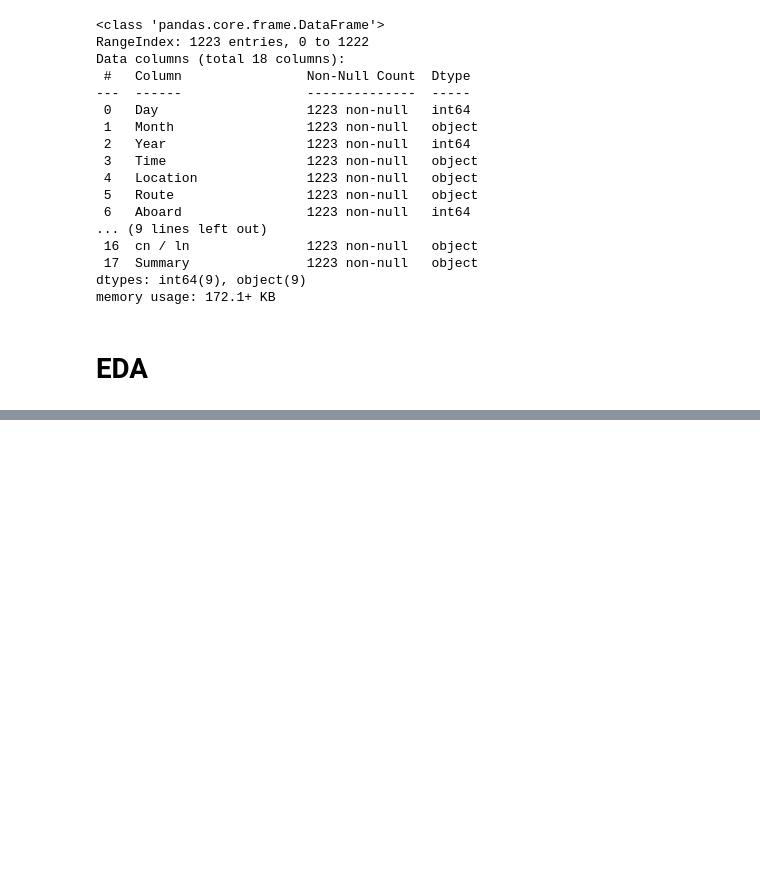
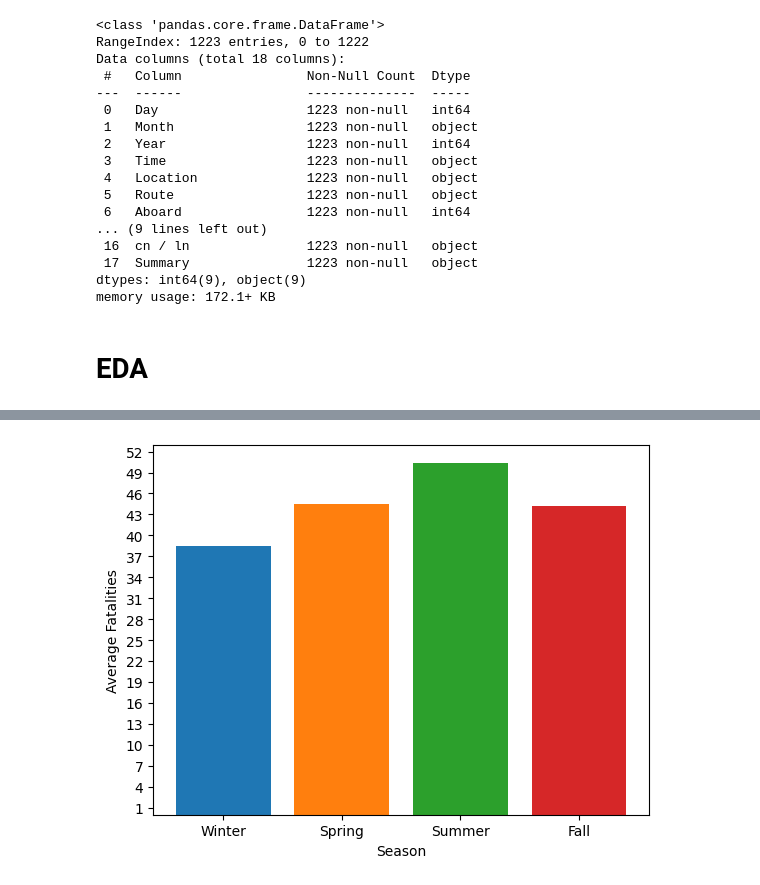
Before and after one commit to wavvyyi/test-repo, a Jupyter notebook: Seasonality_of_Aviation_Accidents.ipynb, the cells around one changed output, grey strips where cells are left out. Saved outputs shown, nothing was run; the diff lists cells and outputs as text; code cells hidden in the pictures; blank space fills up the shorter version.

```diff
--- a/Seasonality_of_Aviation_Accidents.ipynb
+++ b/Seasonality_of_Aviation_Accidents.ipynb
@@ -165,0 +257,17 @@ df[df['Summary'].str.contains('lightning')]
+# %%
+# Average fatalities by season
+
+seasons = ['Winter', 'Spring', 'Summer', 'Fall']
+for season in seasons:
+  season_df = df[df['Month'].map(season_map) == season]
+  avg_fatal = season_df['Fatalities'].mean()
+
+  plt.bar(season, avg_fatal)
+
+plt.xlabel("Season")
+plt.ylabel("Average Fatalities")
+plt.yticks(range(1, 53, 3))
+
+plt.show()
+# %% [output]
+[figure, added]
```
Also changed, not shown: parts of 10 cells of this notebook, 1 other file.
